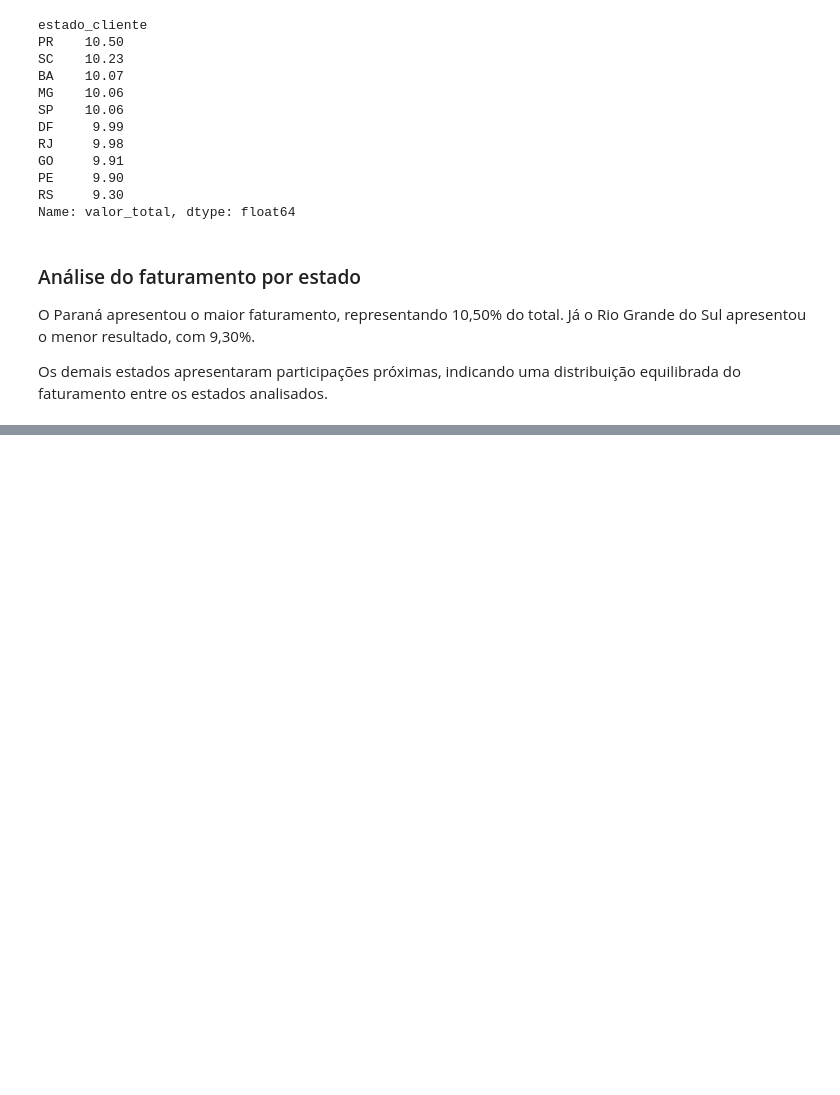
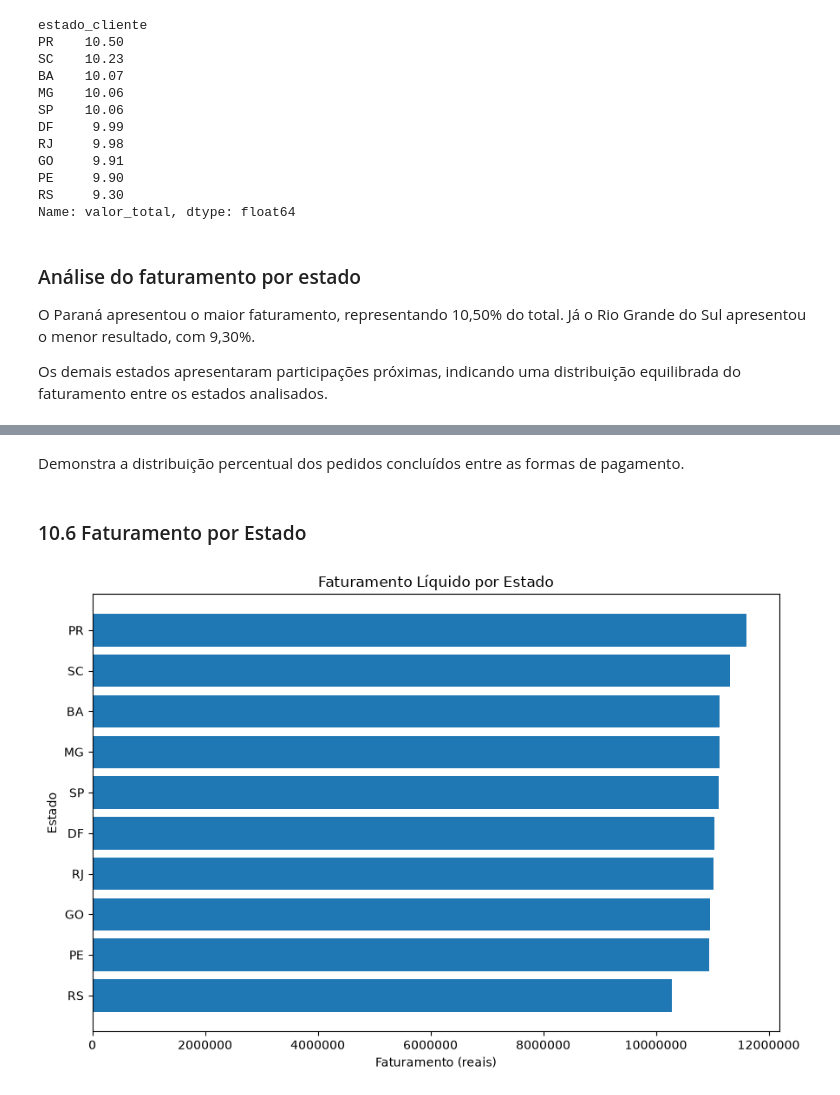
Before and after one commit to Wendel-454/projeto_final, a Jupyter notebook: projeto_final/Script_projeto_final.ipynb, the cells around one changed output, grey strips where cells are left out. Saved outputs shown, nothing was run; the diff lists cells and outputs as text; code cells hidden in the pictures; blank space fills up the shorter version.

```diff
--- a/projeto_final/Script_projeto_final.ipynb
+++ b/projeto_final/Script_projeto_final.ipynb
@@ -777,0 +889,24 @@ Os demais estados apresentaram participações próximas, indicando uma distribu
+# %% [markdown]
+Demonstra a distribuição percentual dos pedidos concluídos entre as formas de pagamento.
+# %% [markdown]
+### 10.6 Faturamento  por Estado
+# %%
+#Ordenando os estados pelo faturamento.
+faturamento_estado_grafico  = faturamento_por_estado.sort_values()
+
+# Criando o gráfico.
+plt.figure(figsize=(9, 6))
+plt.barh(
+    faturamento_estado_grafico.index,
+    faturamento_estado_grafico.values
+)
+
+plt.title('Faturamento Líquido por Estado')
+plt.xlabel('Faturamento (reais)')
+plt.ylabel('Estado')
+
+plt.ticklabel_format(axis='x', style='plain')
+plt.tight_layout()
+plt.show()
+# %% [output]
+[figure, added]
```
Also changed, not shown: parts of 19 cells of this notebook.
